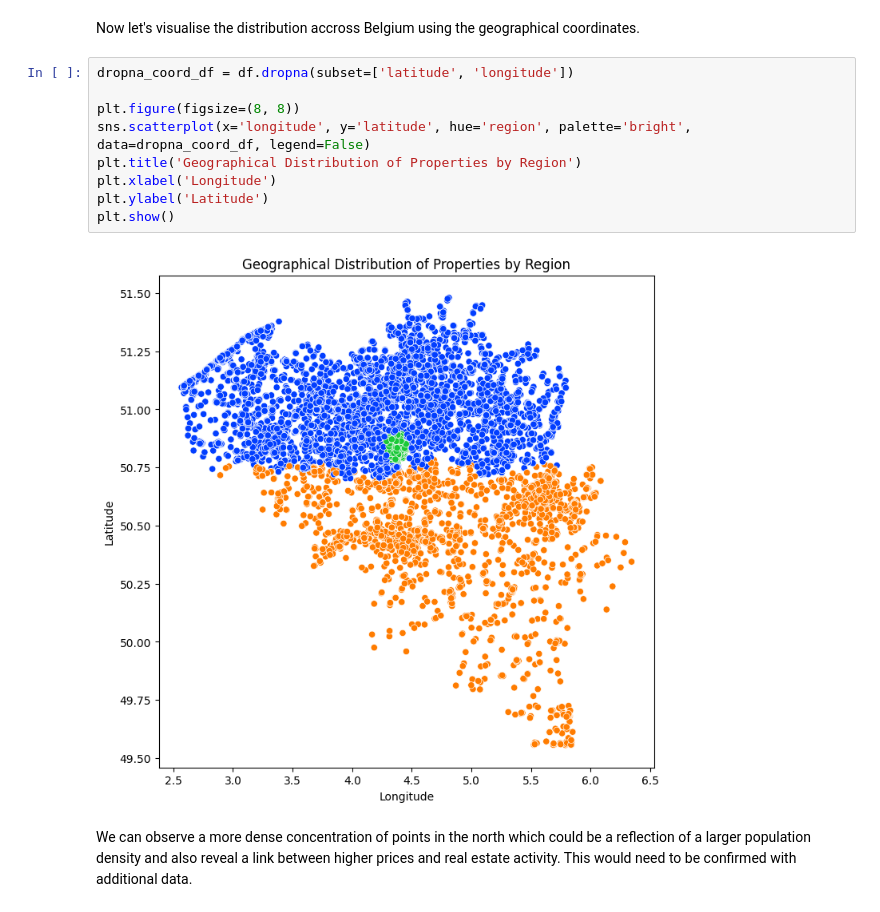
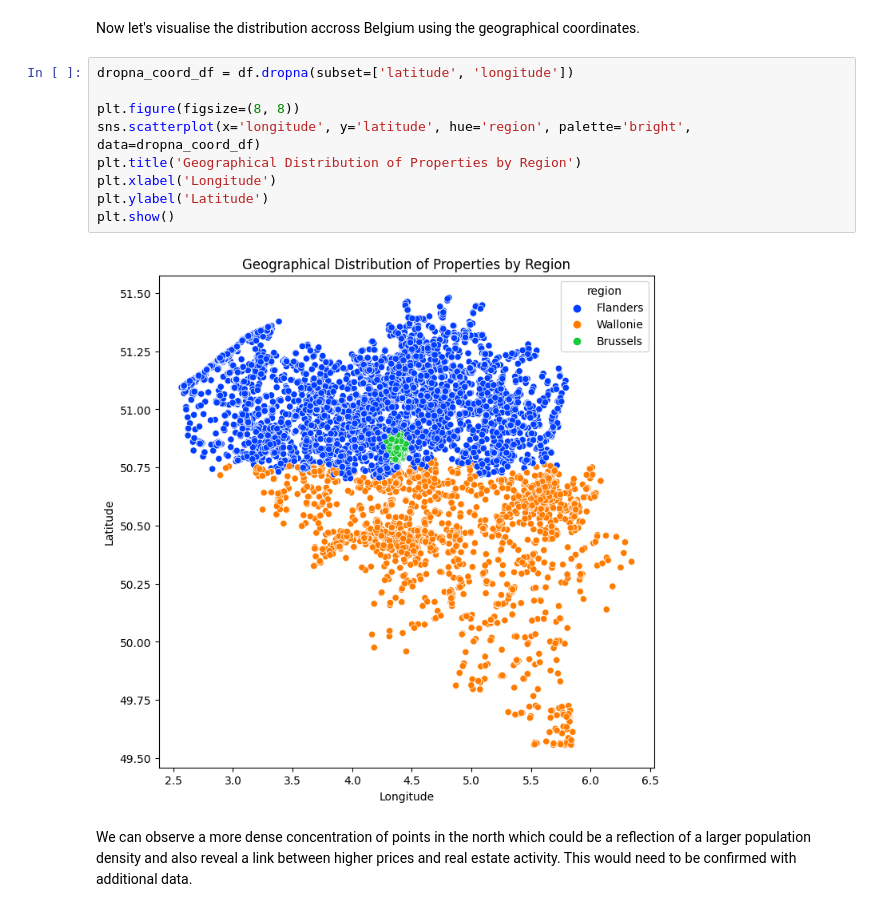
Before and after one commit to feldeh/price-prediction-api, a Jupyter notebook: notebooks/data_analysis.ipynb, the cells around one changed output. Saved outputs shown, nothing was run; the diff lists cells and outputs as text.

```diff
--- a/notebooks/data_analysis.ipynb
+++ b/notebooks/data_analysis.ipynb
@@ -68,14 +71,14 @@ Now let's visualise the distribution accross Belgium using the geographical coor
 # %%
 dropna_coord_df = df.dropna(subset=['latitude', 'longitude'])
 
 plt.figure(figsize=(8, 8))
-sns.scatterplot(x='longitude', y='latitude', hue='region', palette='bright', data=dropna_coord_df, legend=False)
+sns.scatterplot(x='longitude', y='latitude', hue='region', palette='bright', data=dropna_coord_df)
 plt.title('Geographical Distribution of Properties by Region')
 plt.xlabel('Longitude')
 plt.ylabel('Latitude')
 plt.show()
 # %% [output]
-[figure, old version]
+[figure, new version]
 # %% [markdown]
 We can observe a more dense concentration of points in the north which could be a reflection of a larger population density and also reveal a link between higher prices and real estate activity. This would need to be confirmed with additional data.
 # %% [markdown]
```
Also changed, not shown: parts of 1 cell of this notebook.
